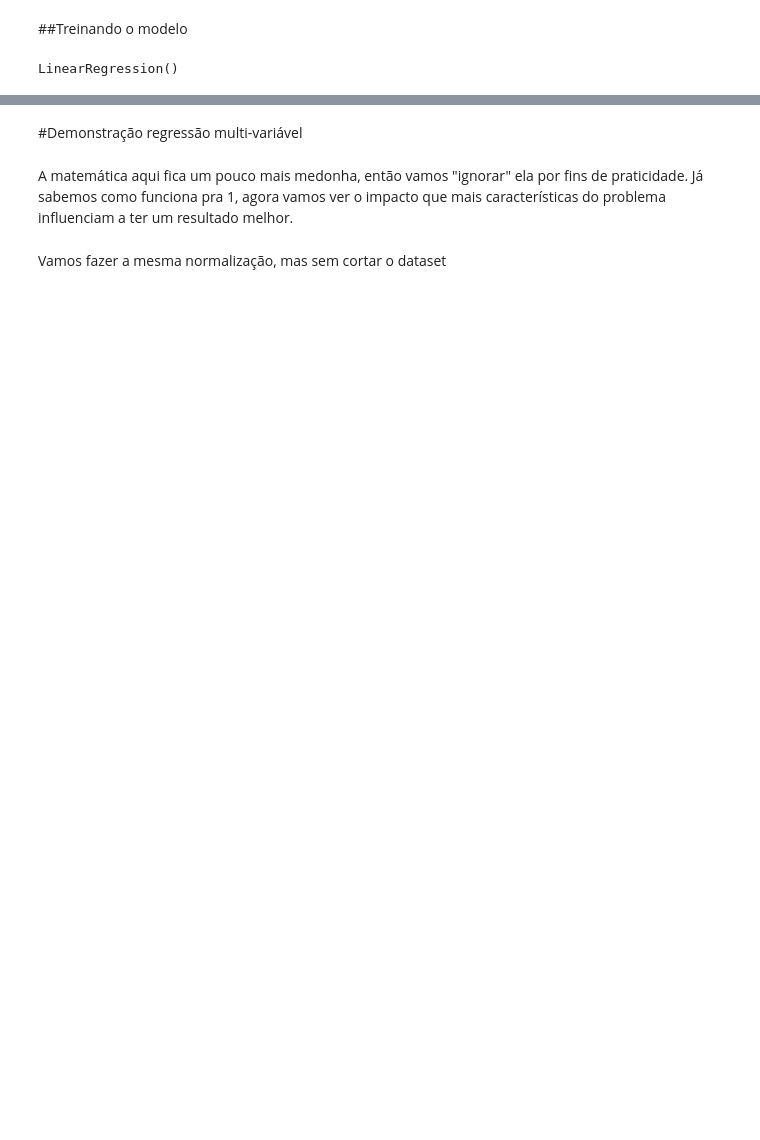
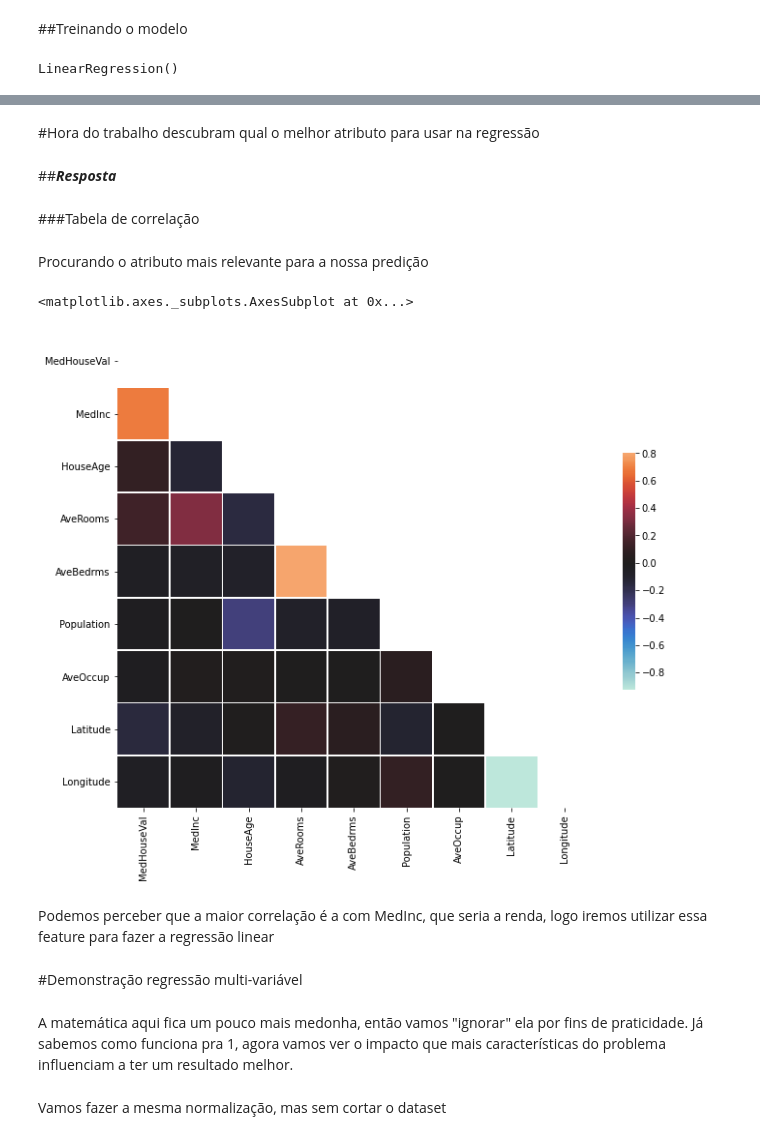
Before and after one commit to kenzosakiyama/semana_de_computacao_IA, a Jupyter notebook: regressao_linear.ipynb, the cells around one changed output, grey strips where cells are left out. Drawn from its saved outputs; the diff is of its cells as text; code cells hidden in the pictures; blank space fills up the shorter version.

```diff
--- a/regressão_linear.ipynb
+++ b/regressao_linear.ipynb
@@ -225,3 +206,26 @@ plt.show()
+# %% [markdown]
+#Hora do trabalho
+descubram qual o melhor atributo para usar na regressão
+# %% [markdown]
+##***Resposta***
+# %% [markdown]
+###Tabela de correlação
+# %% [markdown]
+Procurando o atributo mais relevante para a nossa predição
+# %%
+corrmat = df.corr()
+f, ax = plt.subplots(figsize=(12, 9))
+
+mask = np.zeros_like(corrmat, dtype=np.bool)#mask para mostra só a matriz triangular inferior
+mask[np.triu_indices_from(mask)] = True
+
+sns.heatmap(corrmat, mask=mask, vmax=.8, center=0,
+            square=True, linewidths=.5, cbar_kws={"shrink": .5}) #desenho da matriz
+# %% [output]
+<matplotlib.axes._subplots.AxesSubplot at 0x...>
+[figure, added]
+# %% [markdown]
+Podemos perceber que a maior correlação é a com MedInc, que seria a renda, logo iremos utilizar essa feature para fazer a regressão linear
 # %% [markdown]
 #Demonstração regressão multi-variável
 # %% [markdown]
```
Also changed, not shown: parts of 12 cells of this notebook.
